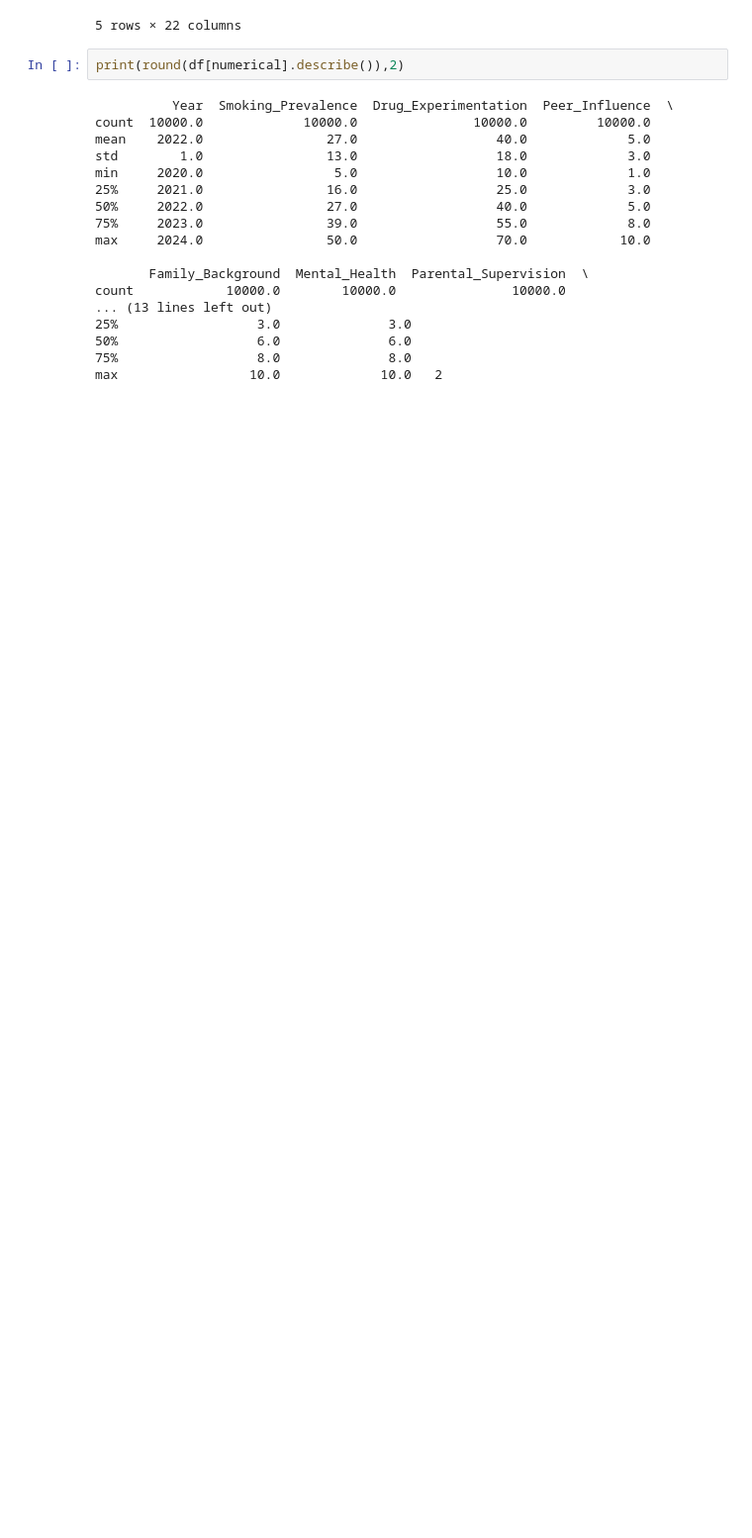
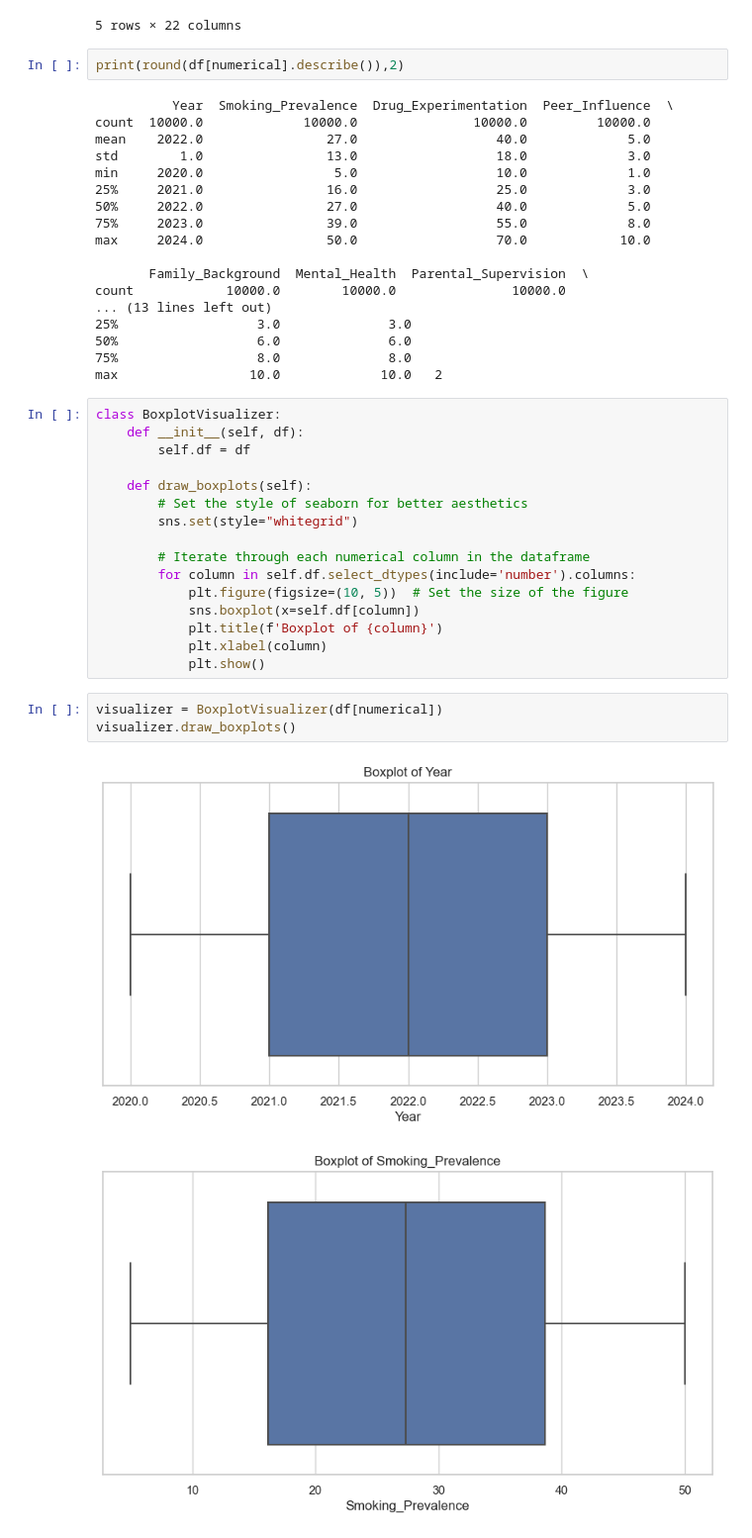
Before and after one commit to victoriamuinde07/Youth-drug-Abuse-model, a Jupyter notebook: index.ipynb, the cells around one changed output. Shown at 99% size. Drawn from its saved outputs; the diff is of its cells as text; blank space fills up the shorter version.

```diff
--- a/index.ipynb
+++ b/index.ipynb
@@ -598,3 +598,25 @@ count            10000.0        10000.0               10000.0
 50%                  6.0              6.0
 75%                  8.0              8.0
 max                 10.0             10.0   2
+# %%
+class BoxplotVisualizer:
+    def __init__(self, df):
+        self.df = df
+
+    def draw_boxplots(self):
+        # Set the style of seaborn for better aesthetics
+        sns.set(style="whitegrid")
+
+        # Iterate through each numerical column in the dataframe
+        for column in self.df.select_dtypes(include='number').columns:
+            plt.figure(figsize=(10, 5))  # Set the size of the figure
+            sns.boxplot(x=self.df[column])
+            plt.title(f'Boxplot of {column}')
+            plt.xlabel(column)
+            plt.show()
+# %%
+visualizer = BoxplotVisualizer(df[numerical])
+visualizer.draw_boxplots()
+# %% [output]
+[figure, added]
+[figure, added]
```
Also changed, not shown: parts of 2 cells of this notebook.
